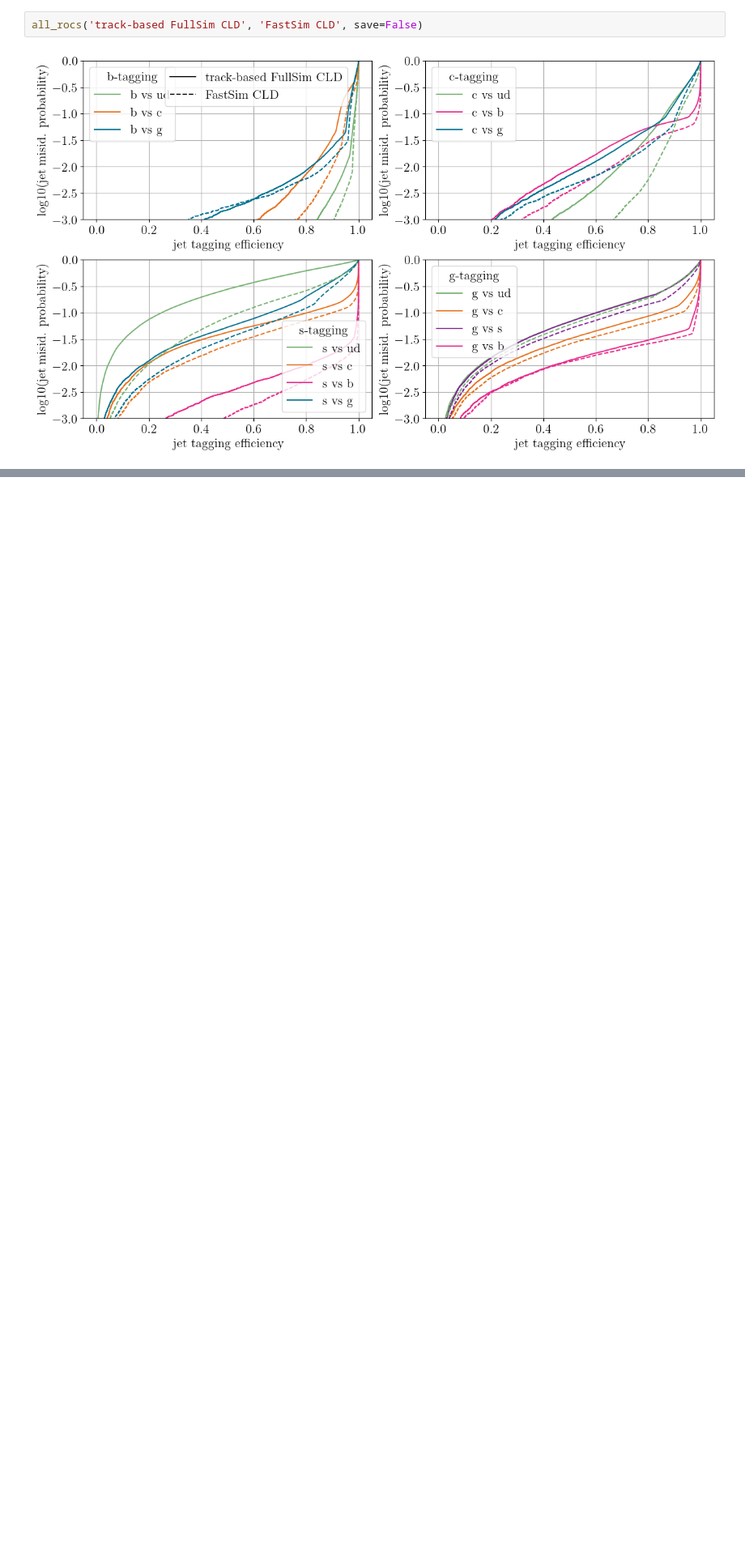
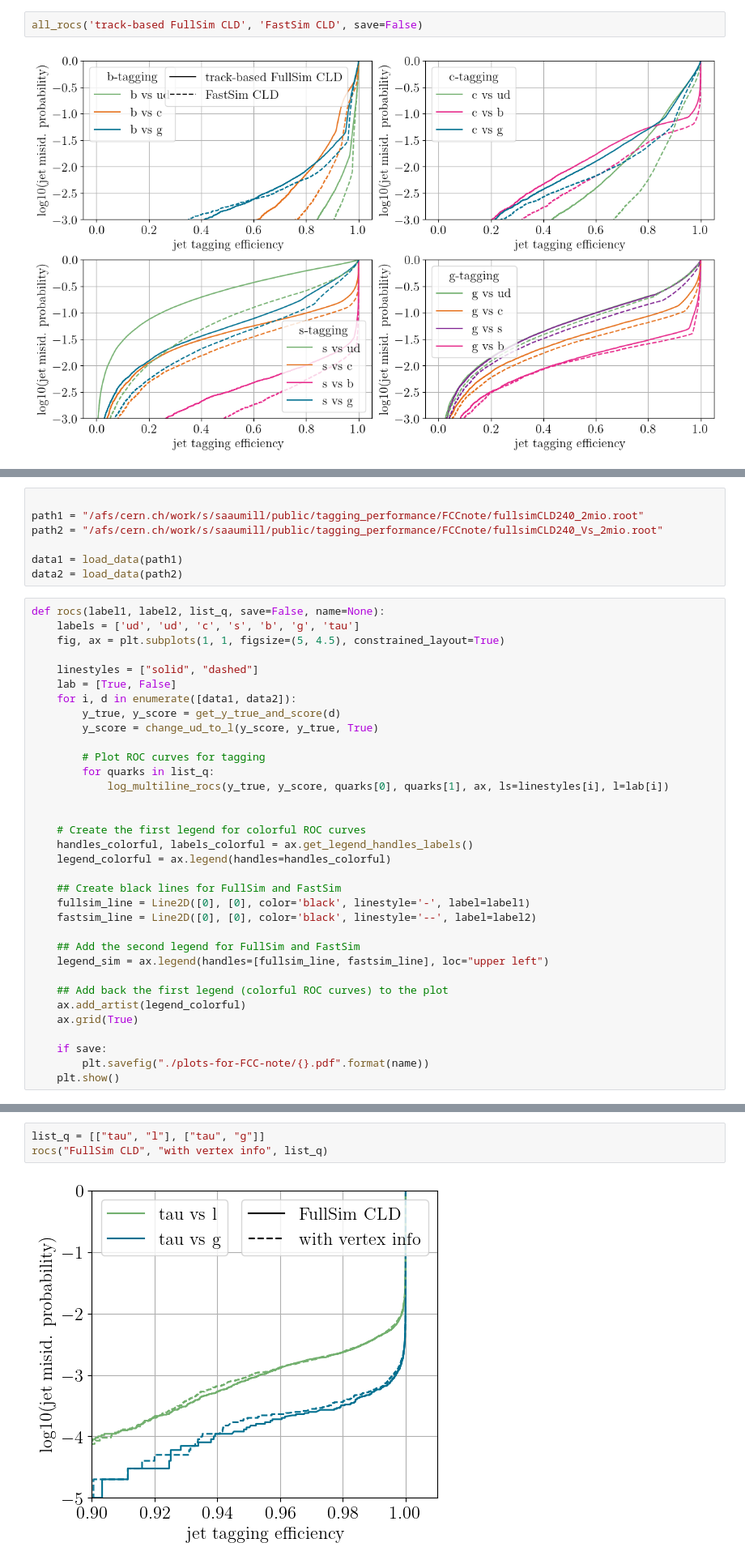
Before and after one commit to saracreates/TaggingResults, a Jupyter notebook: roc-curves.ipynb, the cells around one changed output, grey strips where cells are left out. Shown at 81% size. Saved outputs shown, nothing was run; the diff lists cells and outputs as text; blank space fills up the shorter version.

```diff
--- a/roc-curves.ipynb
+++ b/roc-curves.ipynb
@@ -605,0 +707,41 @@ all_rocs('track-based FullSim CLD', 'FastSim CLD', save=False)
+# %%
+
+path1 = "/afs/cern.ch/work/s/saaumill/public/tagging_performance/FCCnote/fullsimCLD240_2mio.root"
+path2 = "/afs/cern.ch/work/s/saaumill/public/tagging_performance/FCCnote/fullsimCLD240_Vs_2mio.root"
+
+data1 = load_data(path1)
+data2 = load_data(path2)
+# %%
+def rocs(label1, label2, list_q, save=False, name=None):
+    labels = ['ud', 'ud', 'c', 's', 'b', 'g', 'tau']
+    fig, ax = plt.subplots(1, 1, figsize=(5, 4.5), constrained_layout=True)
+
+    linestyles = ["solid", "dashed"]
+    lab = [True, False]
+    for i, d in enumerate([data1, data2]):
+        y_true, y_score = get_y_true_and_score(d)
+        y_score = change_ud_to_l(y_score, y_true, True)
+
+        # Plot ROC curves for tagging
+        for quarks in list_q:
+            log_multiline_rocs(y_true, y_score, quarks[0], quarks[1], ax, ls=linestyles[i], l=lab[i])
+
+
+    # Create the first legend for colorful ROC curves
+    handles_colorful, labels_colorful = ax.get_legend_handles_labels()
+    legend_colorful = ax.legend(handles=handles_colorful)
+
+    ## Create black lines for FullSim and FastSim
+    fullsim_line = Line2D([0], [0], color='black', linestyle='-', label=label1)
+    fastsim_line = Line2D([0], [0], color='black', linestyle='--', label=label2)
+
+    ## Add the second legend for FullSim and FastSim
+    legend_sim = ax.legend(handles=[fullsim_line, fastsim_line], loc="upper left")
+
+    ## Add back the first legend (colorful ROC curves) to the plot
+    ax.add_artist(legend_colorful)
+    ax.grid(True)
+
+    if save:
+        plt.savefig("./plots-for-FCC-note/{}.pdf".format(name))
+    plt.show()
@@ -605,0 +771,5 @@ all_rocs('track-based FullSim CLD', 'FastSim CLD', save=False)
+# %%
+list_q = [["tau", "l"], ["tau", "g"]]
+rocs("FullSim CLD", "with vertex info", list_q)
+# %% [output]
+[figure, added]
```
Also changed, not shown: parts of 20 cells of this notebook, 11 other files.
